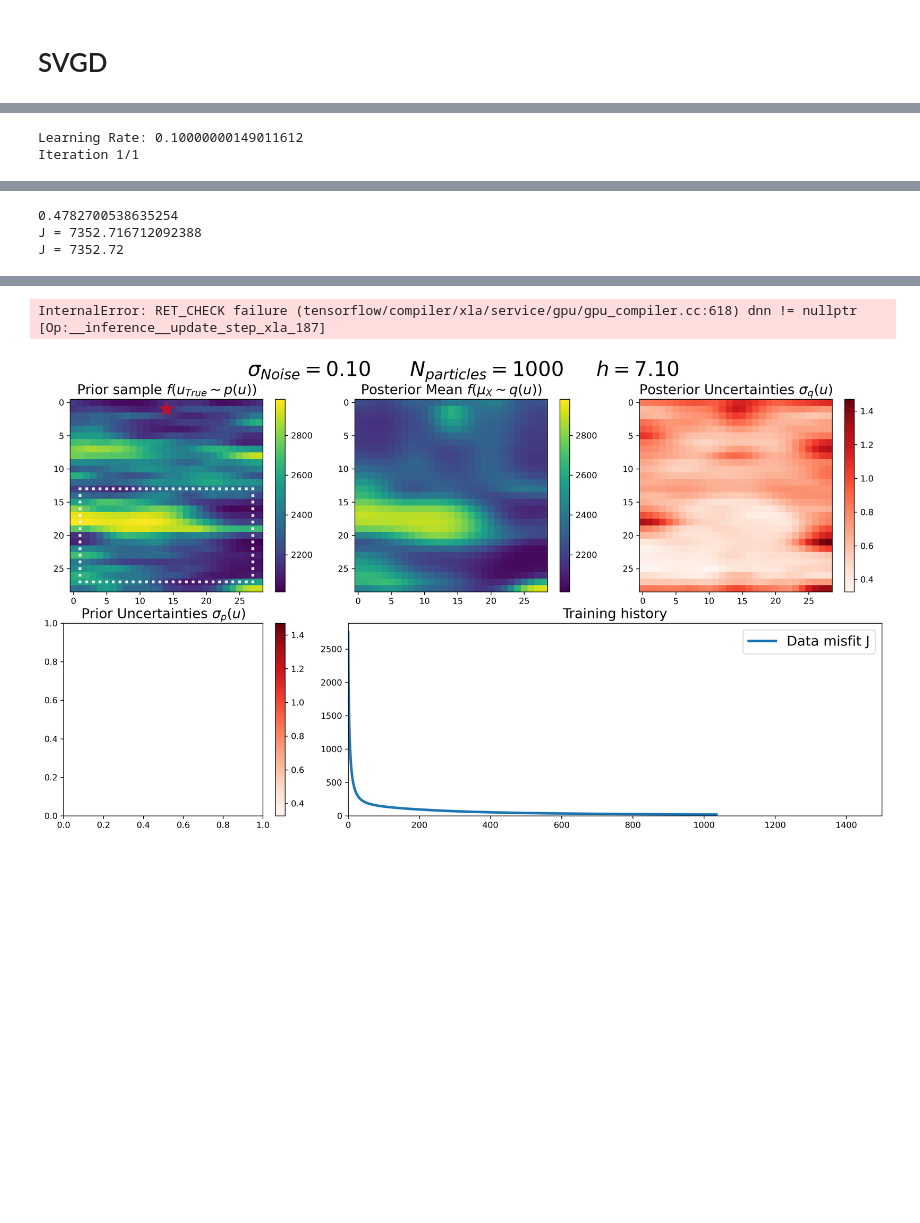
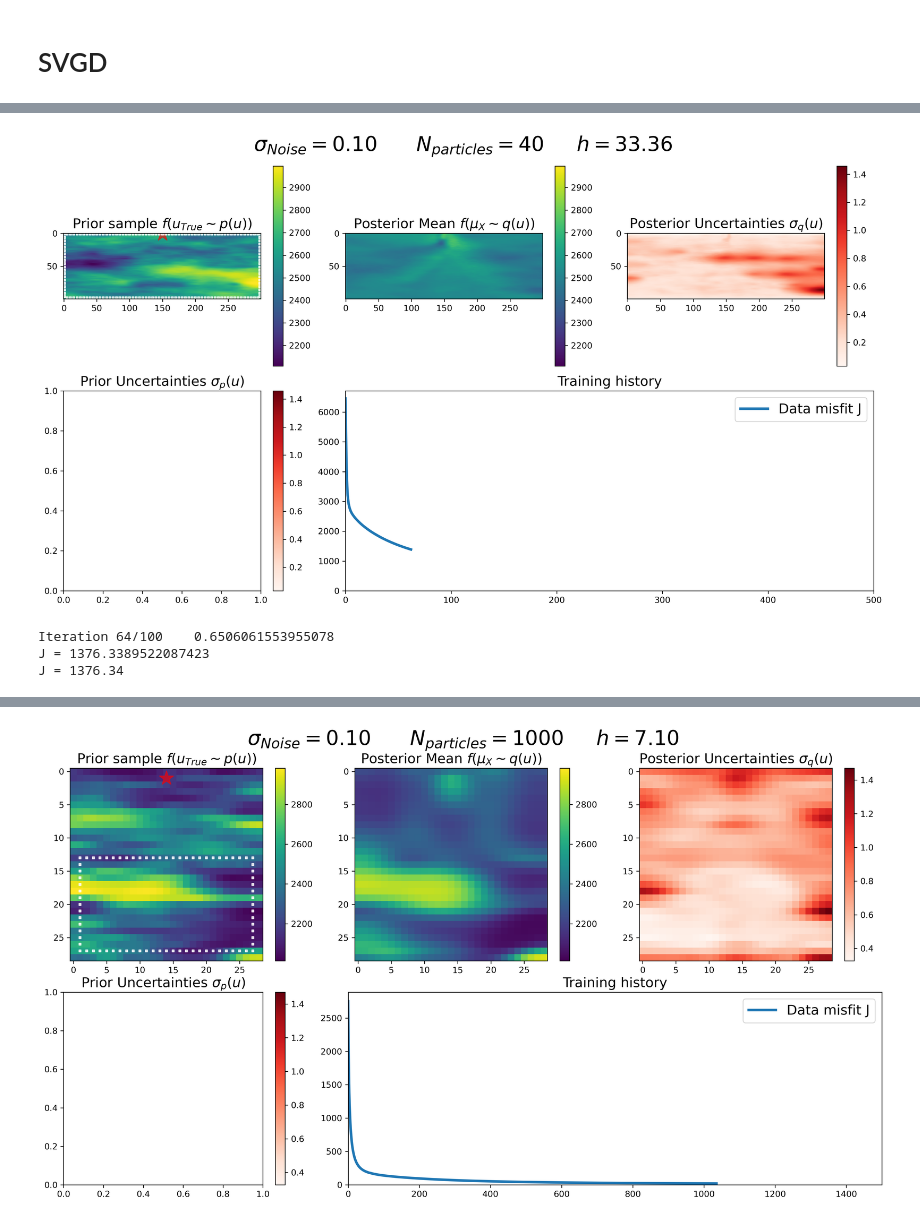
Before and after one commit to medicinely/fwi, a Jupyter notebook: fwi_u_vaiational_SVGD_matrix.ipynb, the cells around one changed output, grey strips where cells are left out. Saved outputs shown, nothing was run; the diff lists cells and outputs as text; code cells hidden in the pictures; blank space fills up the shorter version.

```diff
--- a/fwi_u_vaiational_SVGD_matrix.ipynb
+++ b/fwi_u_vaiational_SVGD_matrix.ipynb
@@ -486,7 +481,7 @@ def compute_parallel(u_samples, num_jobs=4):
     return grads_log_prob
 
 # Define the TensorFlow variables for the variational posterior particles
-num_particles = 4
+num_particles = 40
 N = tf.cast(num_particles, dtype=tf.float32)
 
 # Sample from the prior distribution with precision matrix Q to initialize particles
@@ -526,7 +506,7 @@ args = (wsrc,zxsrc,zxrec,at,az,ax,next,device,std_noise)
 print(f"Learning Rate: {optimizer.learning_rate.numpy()}")
 
 # Train the variational posterior using the ELBO objective
-num_iters = 1
+num_iters = 100
 
 for i in range(num_iters):
     # Print the iteration number
@@ -549,33 +529,35 @@ for i in range(num_iters):
       grads_kernal_matrix = tape.gradient(svgd_kernel_matrix, q_particles)
       print(tf.reduce_sum(svgd_kernel_matrix[0,:]).numpy() - 1)
 
     q_mean = tf.reduce_mean(q_particles, axis=0)
     q_std = tfp.stats.stddev(q_particles)
     # q_std_map = tf.sqrt(tf.reduce_mean(tf.square(q_particles - u_fwi), axis=0))
 
     misfit = J(f(q_mean.numpy()),d_obs,wsrc,zxsrc,zxrec,at,az,ax,next,device)
     print("J = %.2f" % misfit)
     misfit_history.append(misfit)
 
     # Compute the log(d_obs|v) log-likelihood and its gradient
     log_likelihoods = []
     grads_log_likelihoods = []
 
     # Calculate the gradient of the log-likelihoods
     grads_log_prob = []
     # for u in q_particles: grads_log_prob.append(compute_dlog_prob_du_fn(u))
-    grads_log_prob = compute_parallel(q_particles, 10)
+    grads_log_prob = compute_parallel(q_particles, 8)
 
     # Compute the SVGD update for each particle
     update_svgd = (tf.matmul(svgd_kernel_matrix, grads_log_prob) + grads_kernal_matrix) / N
     grads_svgd = - update_svgd
     # Apply the SVGD update to the particles
     optimizer.apply_gradients(zip([grads_svgd], [q_particles]))
 
     clear_output(wait=True)
 
     p_dist = np.zeros_like(q_mean)
     display_particles(q_particles, q_mean, q_std, save_figure=False)
 # %% [output]
+[figure, added]
-Learning Rate: 0.10000000149011612
-Iteration 1/1
+Iteration 64/100    0.6506061553955078
+J = 1376.3389522087423
+J = 1376.34
@@ -583,3 +564,0 @@ Iteration 1/1
-0.4782700538635254
-J = 7352.716712092388
-J = 7352.72
@@ -603,4 +565,3 @@ J = 7352.72
-InternalError: RET_CHECK failure (tensorflow/compiler/xla/service/gpu/gpu_compiler.cc:618) dnn != nullptr  [Op:__inference__update_step_xla_187]
 # %%
 display_particles(q_particles, q_mean, q_std, save_figure=False)
 # %% [output]
```
Also changed, not shown: parts of 12 cells of this notebook, 6 other files.
